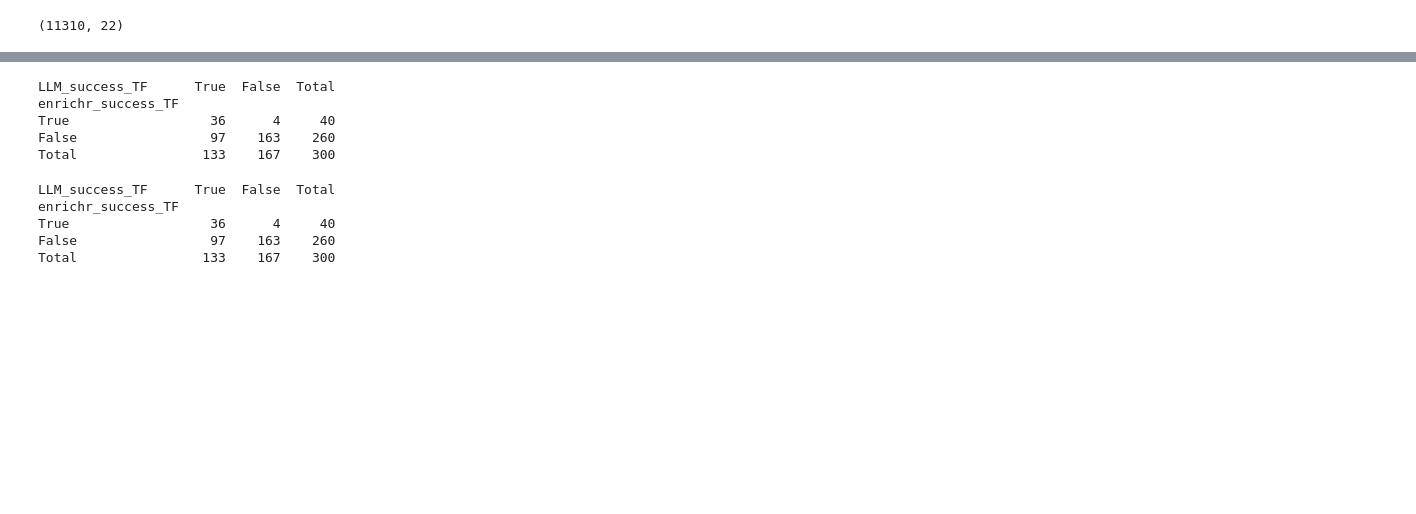
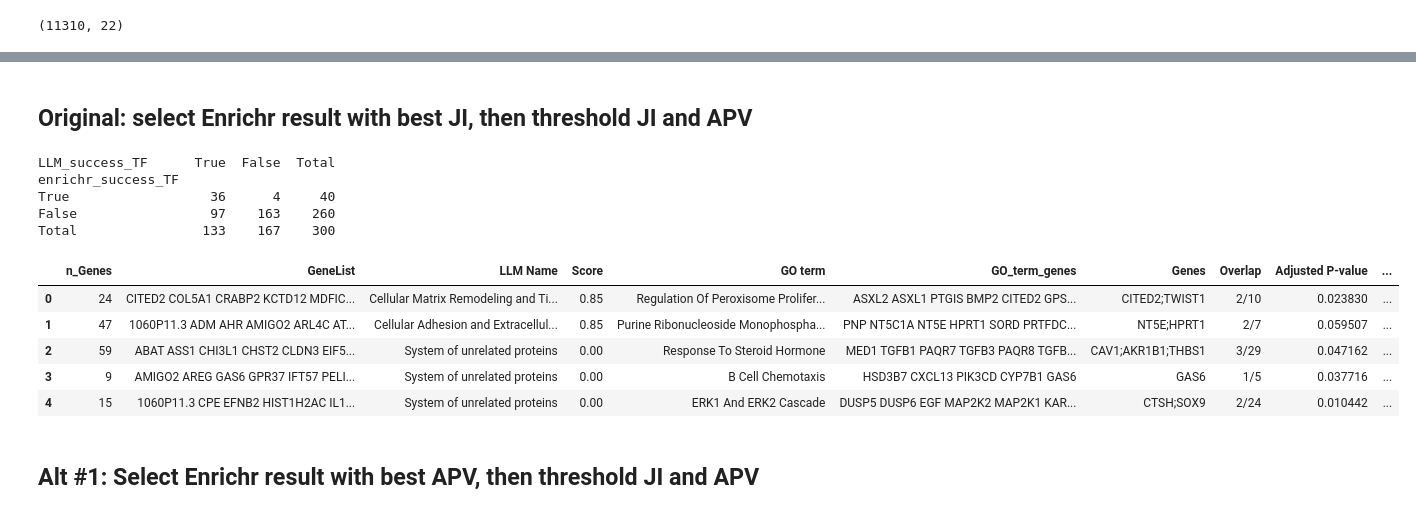
Before and after one commit to idekerlab/llm_evaluation_for_gene_set_interpretation, a Jupyter notebook: 3A.[Omics_revamped]_AnalyzeAnnotation(python).ipynb, the cells around one changed output, grey strips where cells are left out. Saved outputs shown, nothing was run; the diff lists cells and outputs as text; code cells hidden in the pictures; blank space fills up the shorter version.

Commit message:
Enrichr comparison alternatives eady for review and discussion

```diff
--- a/3A.[Omics_revamped]_AnalyzeAnnotation(python).ipynb
+++ b/3A.[Omics_revamped]_AnalyzeAnnotation(python).ipynb
@@ -71,6 +69,19 @@ def get_coverage(GeneList: str, enrichr_genes) -> float:
 
     return coverage
 
+def create_success_contingency_table(df):
+    # Make the LLM vs enrichr contingency table
+    contingency_table = pd.crosstab(df['enrichr_success_TF'], df['LLM_success_TF'], rownames=['enrichr_success_TF'], colnames=['LLM_success_TF'])
+
+    # Reorder the rows and columns
+    contingency_table = contingency_table.reindex(index=[True, False], columns=[True, False])
+
+    # Add the total column and row
+    contingency_table['Total'] = contingency_table.sum(axis=1)
+    contingency_table.loc['Total'] = contingency_table.sum(axis=0)
+
+    return contingency_table
+
 def select_rows_and_columns(df, number_of_rows=None):
     # Specify the ordered list of column names you want to return
     ordered_column_names = [
@@ -157,75 +114,43 @@ Enrichment + JI succeeds 40 out of 300
+# %% [markdown]
+## Original: select Enrichr result with best JI, then threshold JI and APV
 # %%
 # Reproducing the original analysis:
 
 # create a DataFrame reduced_LLM_genes_by_JI_DF containing the rows with the highest enrichr_JI
 # for each combination of Source, GeneSetID, GeneSetName, GeneList.
 grouped = LLM_genes_DF.groupby(["Source", "GeneSetID", "GeneSetName", "GeneList"])
 
 # Define a function to return the row with the maximum 'enrichr_JI' for each group
 def get_max_enrichr_JI(df):
     return df.loc[df['enrichr_JI'].idxmax()]
 
 # Apply the function to each group and reset the index
 # We take the GO term with the highest Jaccard Index
 reduced_LLM_genes_by_JI_DF = grouped.apply(get_max_enrichr_JI).reset_index(drop=True)
 
 # Add the LLM_success_TF and enrichr_success_TF columns
 # LLM_success_TF is True if the 'Score' is greater than or equal to LLM_score_thresh
 # enrichr_success_TF is False if the 'Adjusted P-value' is less or equal to  enrichr_adj_pval_thresh and the 'enrichr_JI' is greater than or equal to enrichr_JI_thresh
 reduced_LLM_genes_by_JI_DF['LLM_success_TF'] = reduced_LLM_genes_by_JI_DF['Score'] >= LLM_score_thresh
 reduced_LLM_genes_by_JI_DF['enrichr_success_TF'] = ~((reduced_LLM_genes_by_JI_DF['Adjusted P-value'] > enrichr_adj_pval_thresh) | (reduced_LLM_genes_by_JI_DF['enrichr_JI'] < enrichr_JI_thresh))
 
-# compute the stats for the enrichr results
-contingency_table_LLM_vs_enrichr_by_JI = pd.crosstab(reduced_LLM_genes_by_JI_DF['enrichr_success_TF'], reduced_LLM_genes_by_JI_DF['LLM_success_TF'], rownames=['enrichr_success_TF'], colnames=['LLM_success_TF'])
-# Reorder the rows and columns
-contingency_table_LLM_vs_enrichr_by_JI = contingency_table_LLM_vs_enrichr_by_JI.reindex(index=[True, False], columns=[True, False])
-## Add the total column and row
-contingency_table_LLM_vs_enrichr_by_JI['Total'] = contingency_table_LLM_vs_enrichr_by_JI.sum(axis=1)
-contingency_table_LLM_vs_enrichr_by_JI.loc['Total'] = contingency_table_LLM_vs_enrichr_by_JI.sum(axis=0)
+# Print the contingency table
+print(create_success_contingency_table(reduced_LLM_genes_by_JI_DF))
 
-# Print the contingency table
-print(contingency_table_LLM_vs_enrichr_by_JI)
+result_df = select_rows_and_columns(reduced_LLM_genes_by_JI_DF, 5)
+result_df
 # %% [output]
 LLM_success_TF      True  False  Total
 enrichr_success_TF
 True                  36      4     40
 False                 97    163    260
 Total                133    167    300
+|  | n_Genes | GeneList | LLM Name | Score | GO term | GO_term_genes | Genes | Overlap | Adjusted P-value | ... |
+| 0 | 24 | CITED2 COL5A1 CRABP2 KCTD12 MDFIC... | Cellular Matrix Remodeling and Ti... | 0.85 | Regulation Of Peroxisome Prolifer... | ASXL2 ASXL1 PTGIS BMP2 CITED2 GPS... | CITED2;TWIST1 | 2/10 | 0.023830 | ... |
+| 1 | 47 | 1060P11.3 ADM AHR AMIGO2 ARL4C AT... | Cellular Adhesion and Extracellul... | 0.85 | Purine Ribonucleoside Monophospha... | PNP NT5C1A NT5E HPRT1 SORD PRTFDC... | NT5E;HPRT1 | 2/7 | 0.059507 | ... |
+| 2 | 59 | ABAT ASS1 CHI3L1 CHST2 CLDN3 EIF5... | System of unrelated proteins | 0.00 | Response To Steroid Hormone | MED1 TGFB1 PAQR7 TGFB3 PAQR8 TGFB... | CAV1;AKR1B1;THBS1 | 3/29 | 0.047162 | ... |
+| 3 | 9 | AMIGO2 AREG GAS6 GPR37 IFT57 PELI... | System of unrelated proteins | 0.00 | B Cell Chemotaxis | HSD3B7 CXCL13 PIK3CD CYP7B1 GAS6 | GAS6 | 1/5 | 0.037716 | ... |
+| 4 | 15 | 1060P11.3 CPE EFNB2 HIST1H2AC IL1... | System of unrelated proteins | 0.00 | ERK1 And ERK2 Cascade | DUSP5 DUSP6 EGF MAP2K2 MAP2K1 KAR... | CTSH;SOX9 | 2/24 | 0.010442 | ... |
-# %%
-# ChatGPT correction to the original analysis translation
-# adds a step done in the R code but which seems unnecessary
-
-# Grouping the DataFrame by the specified columns
-grouped = LLM_genes_DF.groupby(["Source", "GeneSetID", "GeneSetName", "GeneList"])
-
-# Define a function to return the row with the maximum 'enrichr_JI' for each group
-def get_max_enrichr_JI(df):
-    return df.loc[df['enrichr_JI'].idxmax()]
-
-# Apply the function to each group and reset the index
-reduced_LLM_genes_by_JI_DF = grouped.apply(get_max_enrichr_JI).reset_index(drop=True)
-
-# Recalculate enrichr_JI for each row
-reduced_LLM_genes_by_JI_DF['enrichr_JI'] = reduced_LLM_genes_by_JI_DF.apply(lambda row: get_JI(row['GeneList'], row['GO_term_genes']), axis=1)
-
-# Add the 'LLM_success_TF' and 'enrichr_success_TF' columns
-reduced_LLM_genes_by_JI_DF['LLM_success_TF'] = reduced_LLM_genes_by_JI_DF['Score'] >= LLM_score_thresh
-reduced_LLM_genes_by_JI_DF['enrichr_success_TF'] = ~((reduced_LLM_genes_by_JI_DF['Adjusted P-value'] > enrichr_adj_pval_thresh) | (reduced_LLM_genes_by_JI_DF['enrichr_JI'] < enrichr_JI_thresh))
-
-# compute the stats for the enrichr results
-contingency_table_LLM_vs_enrichr_by_JI = pd.crosstab(reduced_LLM_genes_by_JI_DF['enrichr_success_TF'], reduced_LLM_genes_by_JI_DF['LLM_success_TF'], rownames=['enrichr_success_TF'], colnames=['LLM_success_TF'])
-# Reorder the rows and columns
-contingency_table_LLM_vs_enrichr_by_JI = contingency_table_LLM_vs_enrichr_by_JI.reindex(index=[True, False], columns=[True, False])
-## Add the total column and row
-contingency_table_LLM_vs_enrichr_by_JI['Total'] = contingency_table_LLM_vs_enrichr_by_JI.sum(axis=1)
-contingency_table_LLM_vs_enrichr_by_JI.loc['Total'] = contingency_table_LLM_vs_enrichr_by_JI.sum(axis=0)
-
-# Print the contingency table
-print(contingency_table_LLM_vs_enrichr_by_JI)
-# %% [output]
-LLM_success_TF      True  False  Total
-enrichr_success_TF
-True                  36      4     40
-False                 97    163    260
-Total                133    167    300
+# %% [markdown]
+## Alt #1: Select Enrichr result with best APV, then threshold JI and APV
 # %%
```
Also changed, not shown: parts of 21 cells of this notebook.
